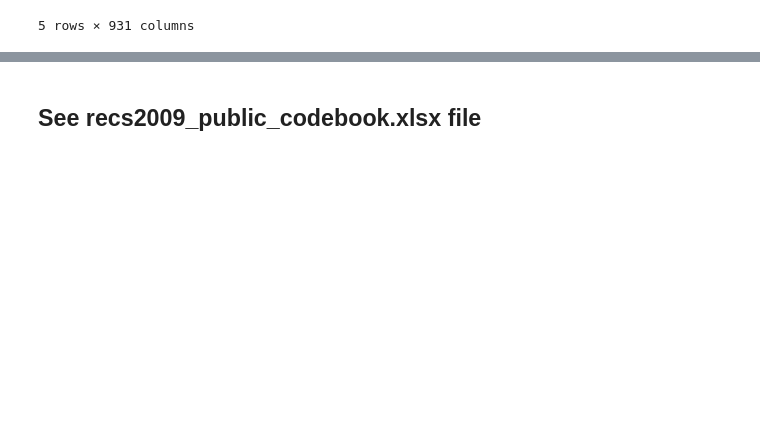
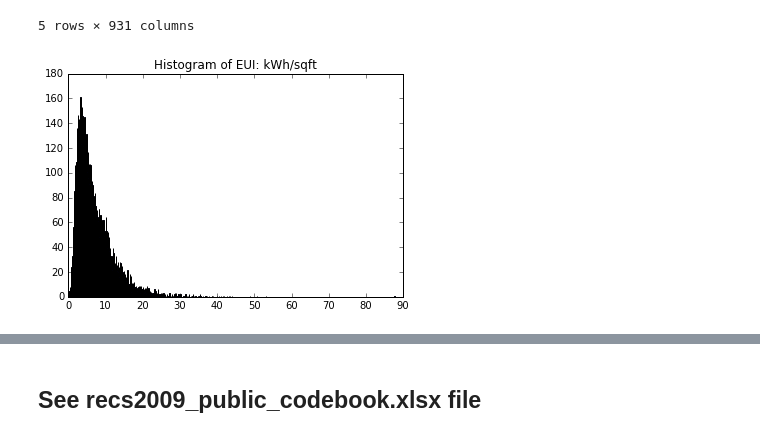
Before and after one commit to mohi7621/Springboard, a Jupyter notebook: capstone/Initial-Examination.ipynb, the cells around one changed output, grey strips where cells are left out. Drawn from its saved outputs; the diff is of its cells as text; code cells hidden in the pictures; blank space fills up the shorter version.

```diff
--- a/capstone/Initial-Examination.ipynb
+++ b/capstone/Initial-Examination.ipynb
@@ -34,3 +35,14 @@ rp.head()
 | 3 | 4 | 2 | 3 | 7 | 2 | 18003.639600 | 6034 | 672 | 5781 | 868 | ... |
 | 4 | 5 | 1 | 1 | 1 | 3 | 5999.605242 | 5388 | 702 | 5313 | 797 | ... |
 5 rows × 931 columns
+# %%
+kwh = rp['KWH']
+sqft = rp['TOTSQFT_EN']
+eui = kwh/sqft
+rp['eui']=eui
+# %%
+plt.hist(rp.eui,bins = 1000)
+plt.title("Histogram of EUI: kWh/sqft")
+plt.show()
+# %% [output]
+[figure, added]
```
Also changed, not shown: parts of 16 cells of this notebook, 9 other files.
